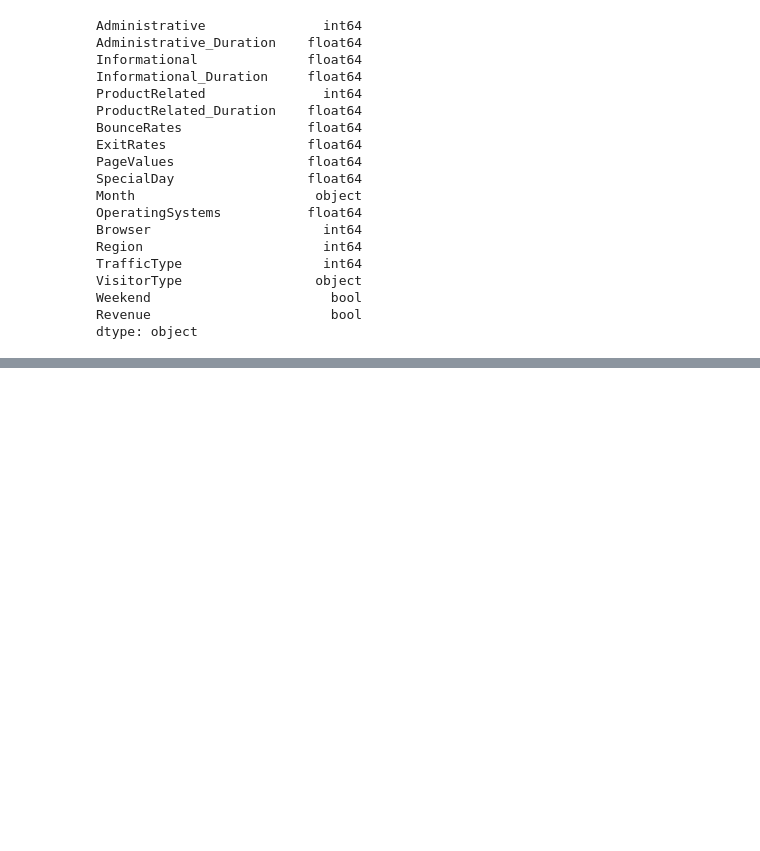
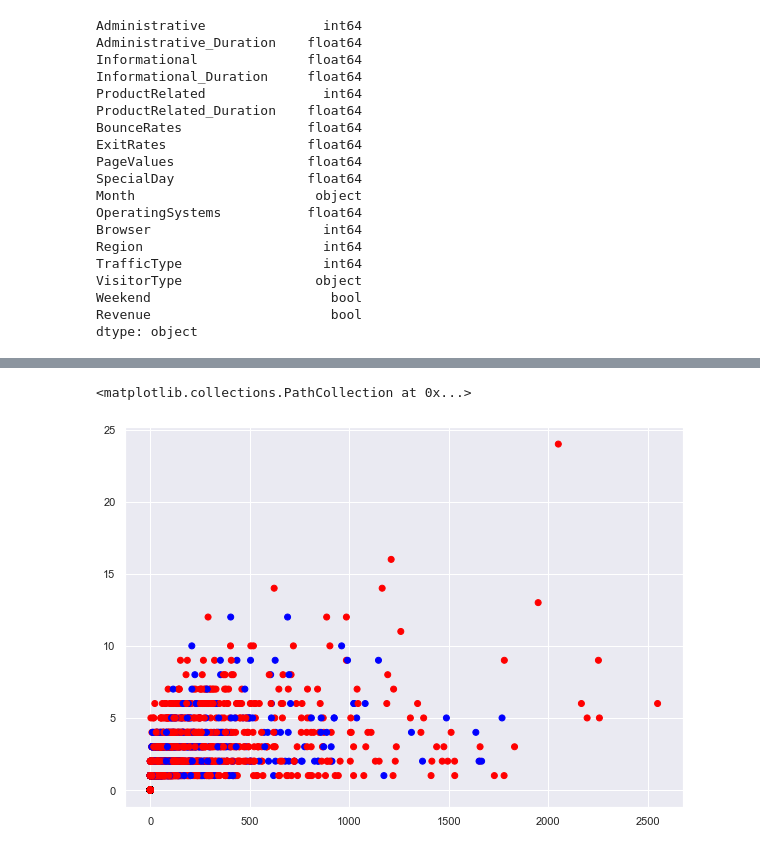
Before and after one commit to ivan-usd/panda-commerce, a Jupyter notebook: notebooks/ivanExploratoryNotebook.ipynb, the cells around one changed output, grey strips where cells are left out. Drawn from its saved outputs; the diff is of its cells as text; code cells hidden in the pictures; blank space fills up the shorter version.

```diff
--- a/notebooks/ivanExploratoryNotebook.ipynb
+++ b/notebooks/ivanExploratoryNotebook.ipynb
@@ -260,0 +345,6 @@ eCommerceDF = eCommerceDF['Informational'].astype('int64')
+# %%
+colors = {True : 'blue', False:'red'}
+plt.scatter(narrowCustomerDF['Informational_Duration'],narrowCustomerDF['Informational'], c =  narrowCustomerDF['Revenue'].map(colors))
+# %% [output]
+<matplotlib.collections.PathCollection at 0x...>
+[figure, added]
```
Also changed, not shown: parts of 15 cells of this notebook.
